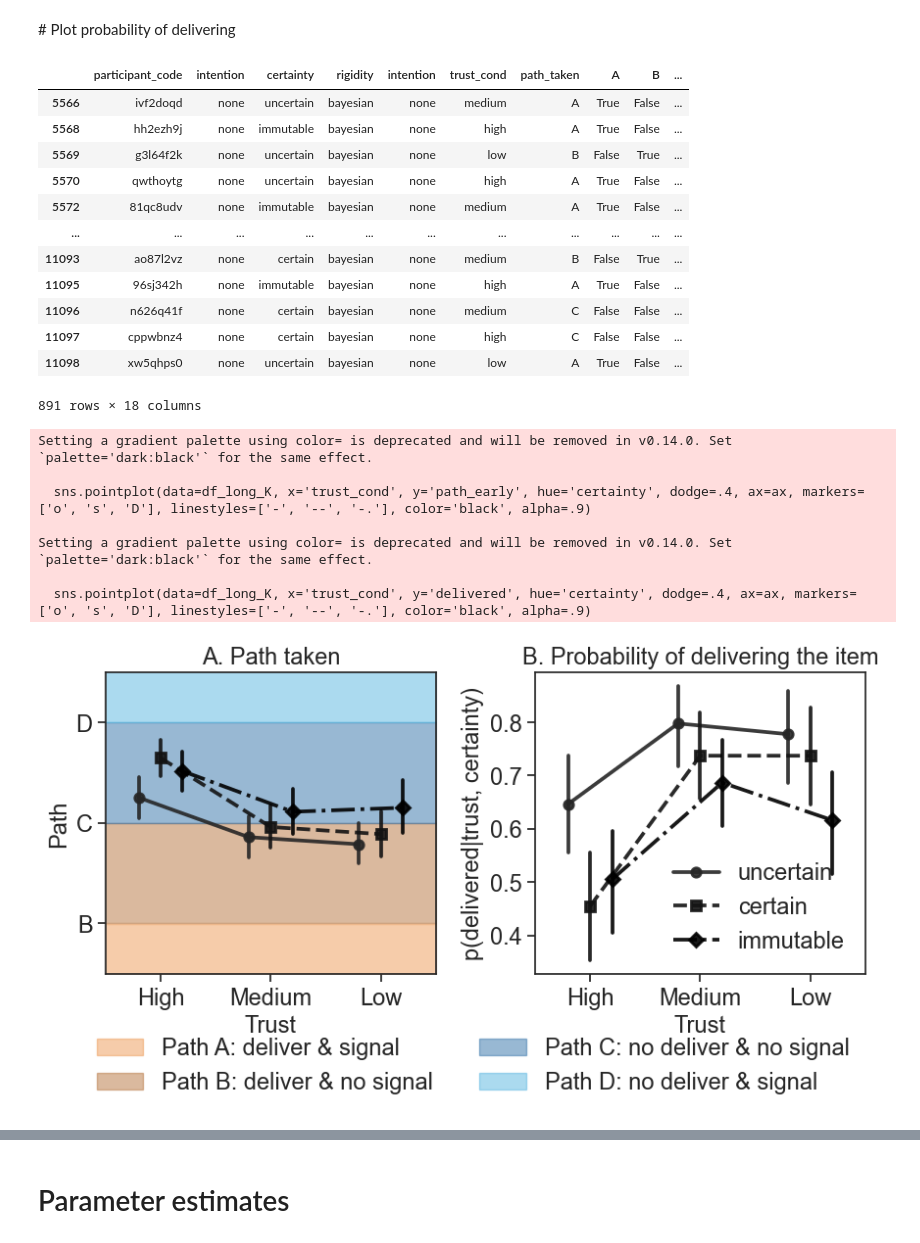
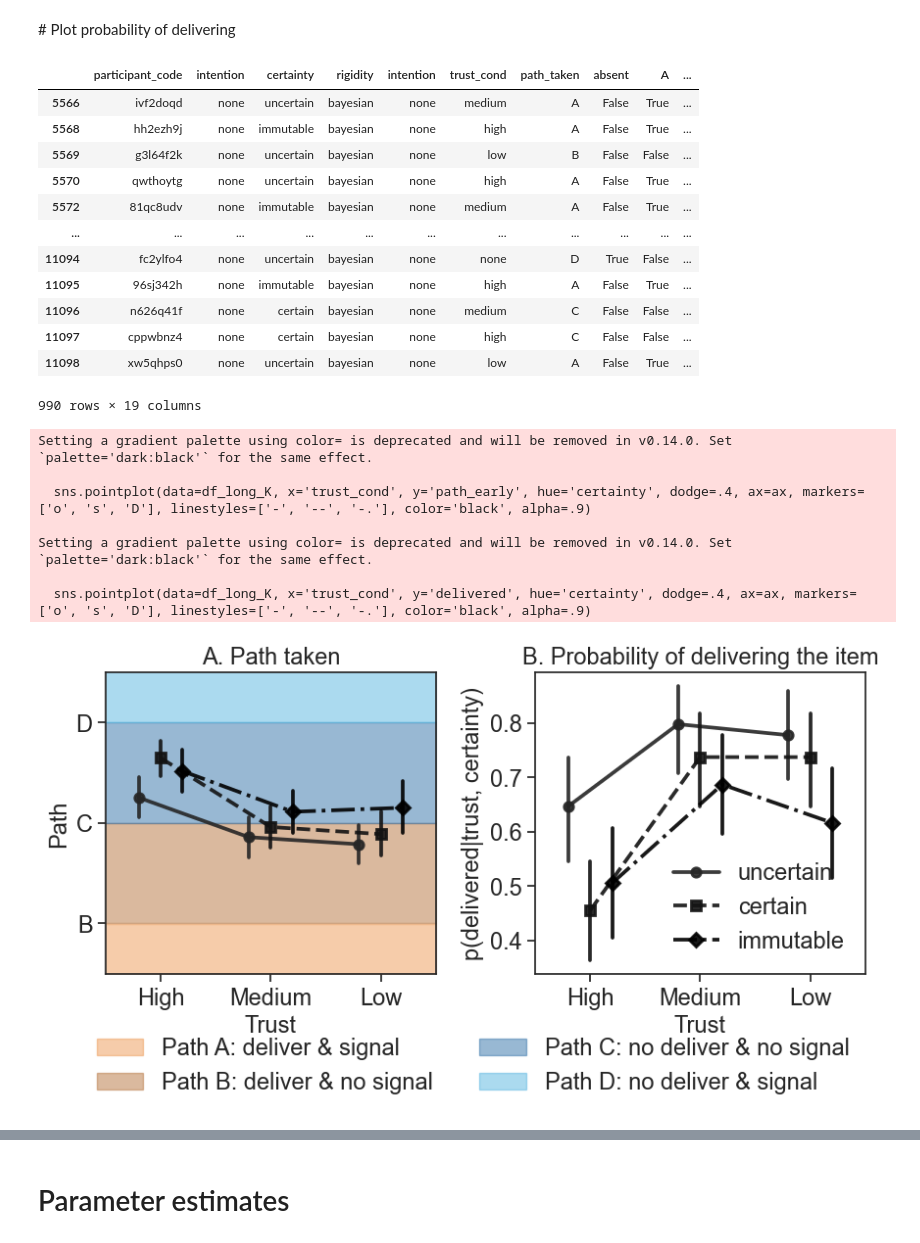
Before and after one commit to Vbtesh/taking_others_for_granted, a Jupyter notebook: stan_model_results.ipynb, the cells around one changed output, grey strips where cells are left out. Saved outputs shown, nothing was run; the diff lists cells and outputs as text; code cells hidden in the pictures.

```diff
--- a/stan_model_results.ipynb
+++ b/stan_model_results.ipynb
@@ -163,7 +169,7 @@ variants = [
     'nodelta',
     'full',
     #'onlyalpha',
-    'nobeta'
+    #'nobeta'
     #'fullexp',
     #'nobetaexp',
     #'nodeltaexp'
@@ -188,11 +194,13 @@ for variant in variants:
     #df_Ys_nobeta = pd.read_csv(f'stan_files/tom_model_basic_{variant}_y_nobeta_sim.csv')
     #variants_df_Ys_nobeta[variant] = df_Ys_nobeta
 
-    # Load Stan fit object
-    with open(f'stan_files/tom_model_basic_{variant}_fit.pkl', 'rb') as f:
-        fit = pickle.load(f)
-
-    variants_fit[variant] = fit
+    # if 'stan_files/tom_model_basic_{variant}_fit.pkl' exists then load it
+    if os.path.exists(f'stan_files/tom_model_basic_{variant}_fit.pkl'):
+        with open(f'stan_files/tom_model_basic_{variant}_fit.pkl', 'rb') as f:
+            fit = pickle.load(f)
+        variants_fit[variant] = fit
+    else:
+        variants_fit[variant] = None
 # %% [markdown]
 ## Run cluster analysis to rerun mixed effect models
 # %%
@@ -261,26 +269,26 @@ Name: proportion, dtype: float64
 # %%
 df_long
 # %% [output]
-|  | participant_code | intention | certainty | rigidity | intention | trust_cond | path_taken | A | B | ... |
-| 5566 | ivf2doqd | none | uncertain | bayesian | none | medium | A | True | False | ... |
-| 5568 | hh2ezh9j | none | immutable | bayesian | none | high | A | True | False | ... |
-| 5569 | g3l64f2k | none | uncertain | bayesian | none | low | B | False | True | ... |
-| 5570 | qwthoytg | none | uncertain | bayesian | none | high | A | True | False | ... |
-| 5572 | 81qc8udv | none | immutable | bayesian | none | medium | A | True | False | ... |
+|  | participant_code | intention | certainty | rigidity | intention | trust_cond | path_taken | absent | A | ... |
+| 5566 | ivf2doqd | none | uncertain | bayesian | none | medium | A | False | True | ... |
+| 5568 | hh2ezh9j | none | immutable | bayesian | none | high | A | False | True | ... |
+| 5569 | g3l64f2k | none | uncertain | bayesian | none | low | B | False | False | ... |
+| 5570 | qwthoytg | none | uncertain | bayesian | none | high | A | False | True | ... |
+| 5572 | 81qc8udv | none | immutable | bayesian | none | medium | A | False | True | ... |
 | ... | ... | ... | ... | ... | ... | ... | ... | ... | ... | ... |
-| 11093 | ao87l2vz | none | certain | bayesian | none | medium | B | False | True | ... |
-| 11095 | 96sj342h | none | immutable | bayesian | none | high | A | True | False | ... |
+| 11094 | fc2ylfo4 | none | uncertain | bayesian | none | none | D | True | False | ... |
+| 11095 | 96sj342h | none | immutable | bayesian | none | high | A | False | True | ... |
 | 11096 | n626q41f | none | certain | bayesian | none | medium | C | False | False | ... |
 | 11097 | cppwbnz4 | none | certain | bayesian | none | high | C | False | False | ... |
-| 11098 | xw5qhps0 | none | uncertain | bayesian | none | low | A | True | False | ... |
+| 11098 | xw5qhps0 | none | uncertain | bayesian | none | low | A | False | True | ... |
-891 rows × 18 columns
+990 rows × 19 columns
 # %%
 fig, axes = plt.subplots(1, 2, figsize=(10, 4))
 fontsize = 17
 
 ax = axes[0]
 df_long_K = df_long.copy()
-df_long_K['path_idx'] = 5 - df_long_K['path_early']
+df_long_K['path_early'] = df_long_K['path_length']
 df_long_K['trust_cond'] = pd.Categorical(df_long_K['trust_cond'], categories=['high', 'medium', 'low'], ordered=True)
 df_long_K['certainty'] = pd.Categorical(df_long_K['certainty'], categories=['uncertain', 'certain', 'immutable'], ordered=True)
 sns.pointplot(data=df_long_K, x='trust_cond', y='path_early', hue='certainty', dodge=.4, ax=ax, markers=['o', 's', 'D'], linestyles=['-', '--', '-.'], color='black', alpha=.9)
@@ -315,36 +323,36 @@ ax.set_title(f'A. Path taken', fontsize=fontsize)
 # Probability of delivering the item
 ax = axes[1]
 df_long_K = df_long.copy()
-df_long_K['path_idx'] = 5 - df_long_K['path_early']
+df_long_K['path_early'] = 5 - df_long_K['path_length']
 df_long_K['trust_cond'] = pd.Categorical(df_long_K['trust_cond'], categories=['high', 'medium', 'low'], ordered=True)
 df_long_K['certainty'] = pd.Categorical(df_long_K['certainty'], categories=['uncertain', 'certain', 'immutable'], ordered=True)
 sns.pointplot(data=df_long_K, x='trust_cond', y='delivered', hue='certainty', dodge=.4, ax=ax, markers=['o', 's', 'D'], linestyles=['-', '--', '-.'], color='black', alpha=.9)
 
 xticklabels = ['High', 'Medium', 'Low']
 ax.set_xticks([0, 1, 2])
 ax.set_xticklabels(xticklabels, fontsize=fontsize)
 ax.set_xlabel('Trust', fontsize=fontsize)
 ax.set_title('B. Probability of delivering the item', fontsize=fontsize)
 
 ax.set_yticklabels([np.round(tick, 1) for tick in ax.get_yticks()], fontsize=fontsize)
 ax.set_ylabel('p(delivered|trust, certainty)', fontsize=fontsize)
 ax.legend(fontsize=fontsize, frameon=False)
 
 # Create legend at the bottom center
 fig.legend(handles[3:], labels[3:], loc='lower center', ncol=2, fontsize=fontsize, bbox_to_anchor=(0.5, -.25), frameon=False)
 
 plt.subplots_adjust(wspace=0.3)
 
 plt.savefig('figures/mixed_effect_results_all.pdf', dpi=500, bbox_inches='tight')
 # %% [output]
 Setting a gradient palette using color= is deprecated and will be removed in v0.14.0. Set `palette='dark:black'` for the same effect.
 
   sns.pointplot(data=df_long_K, x='trust_cond', y='path_early', hue='certainty', dodge=.4, ax=ax, markers=['o', 's', 'D'], linestyles=['-', '--', '-.'], color='black', alpha=.9)
 
 Setting a gradient palette using color= is deprecated and will be removed in v0.14.0. Set `palette='dark:black'` for the same effect.
 
   sns.pointplot(data=df_long_K, x='trust_cond', y='delivered', hue='certainty', dodge=.4, ax=ax, markers=['o', 's', 'D'], linestyles=['-', '--', '-.'], color='black', alpha=.9)
-[figure, old version]
+[figure, new version]
 # %%
 fig, axes = plt.subplots(1, 2, figsize=(10, 4), sharey=True)
 fontsize = 17
```
Also changed, not shown: parts of 10 cells of this notebook, 7 other files.
